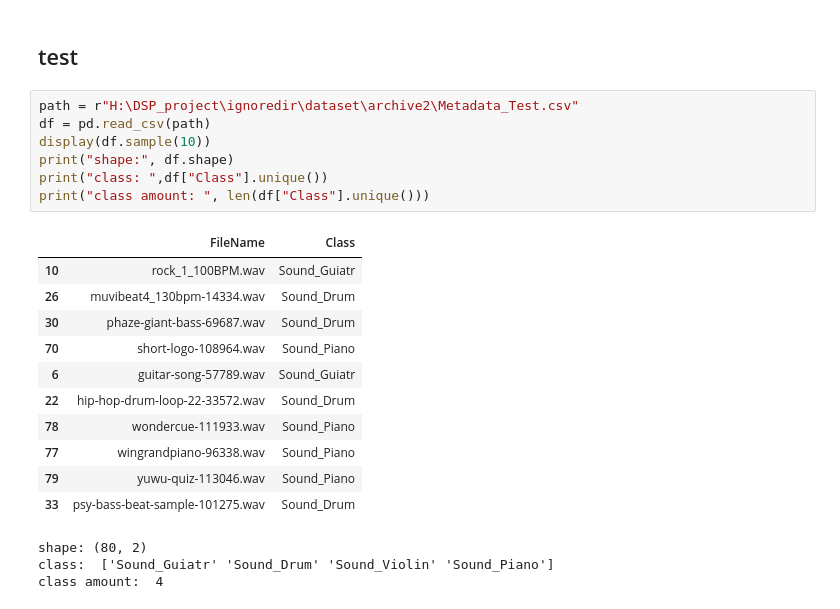
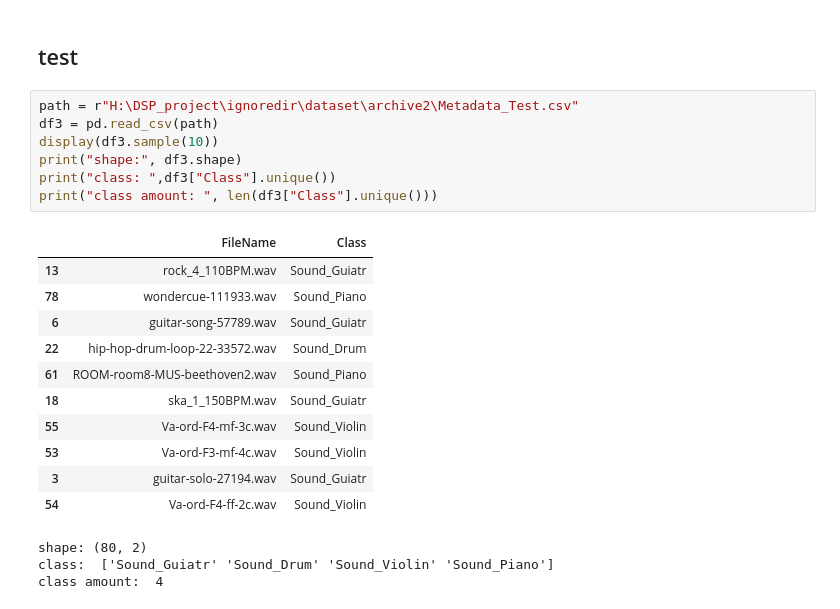
Before and after one commit to jimmoi/DSP_project, a Jupyter notebook: model/jupyter/data_exploration.ipynb, the cells around one changed output. Cells and saved outputs as stored; diff of their text form.

```diff
--- a/model/jupyter/data_exploration.ipynb
+++ b/model/jupyter/data_exploration.ipynb
@@ -360,23 +265,23 @@ plt.show()
 ## test
 # %%
 path = r"H:\DSP_project\ignoredir\dataset\archive2\Metadata_Test.csv"
-df = pd.read_csv(path)
-display(df.sample(10))
-print("shape:", df.shape)
-print("class: ",df["Class"].unique())
-print("class amount: ", len(df["Class"].unique()))
+df3 = pd.read_csv(path)
+display(df3.sample(10))
+print("shape:", df3.shape)
+print("class: ",df3["Class"].unique())
+print("class amount: ", len(df3["Class"].unique()))
 # %% [output]
 |  | FileName | Class |
-| 10 | rock_1_100BPM.wav | Sound_Guiatr |
-| 26 | muvibeat4_130bpm-14334.wav | Sound_Drum |
-| 30 | phaze-giant-bass-69687.wav | Sound_Drum |
-| 70 | short-logo-108964.wav | Sound_Piano |
+| 13 | rock_4_110BPM.wav | Sound_Guiatr |
+| 78 | wondercue-111933.wav | Sound_Piano |
 | 6 | guitar-song-57789.wav | Sound_Guiatr |
 | 22 | hip-hop-drum-loop-22-33572.wav | Sound_Drum |
-| 78 | wondercue-111933.wav | Sound_Piano |
-| 77 | wingrandpiano-96338.wav | Sound_Piano |
-| 79 | yuwu-quiz-113046.wav | Sound_Piano |
-| 33 | psy-bass-beat-sample-101275.wav | Sound_Drum |
+| 61 | ROOM-room8-MUS-beethoven2.wav | Sound_Piano |
+| 18 | ska_1_150BPM.wav | Sound_Guiatr |
+| 55 | Va-ord-F4-mf-3c.wav | Sound_Violin |
+| 53 | Va-ord-F3-mf-4c.wav | Sound_Violin |
+| 3 | guitar-solo-27194.wav | Sound_Guiatr |
+| 54 | Va-ord-F4-ff-2c.wav | Sound_Violin |
 shape: (80, 2)
 class:  ['Sound_Guiatr' 'Sound_Drum' 'Sound_Violin' 'Sound_Piano']
 class amount:  4
```
Also changed, not shown: parts of 52 cells of this notebook, 2 other files.
